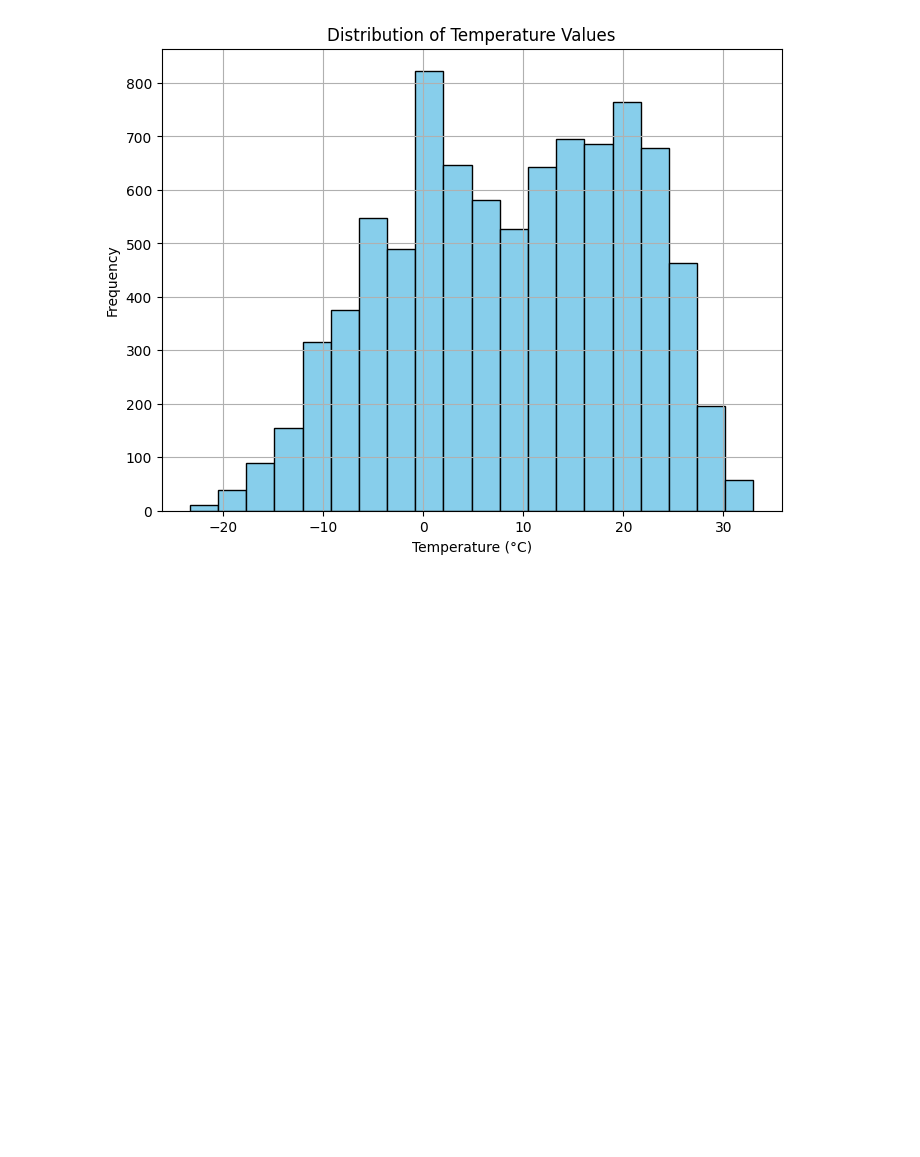
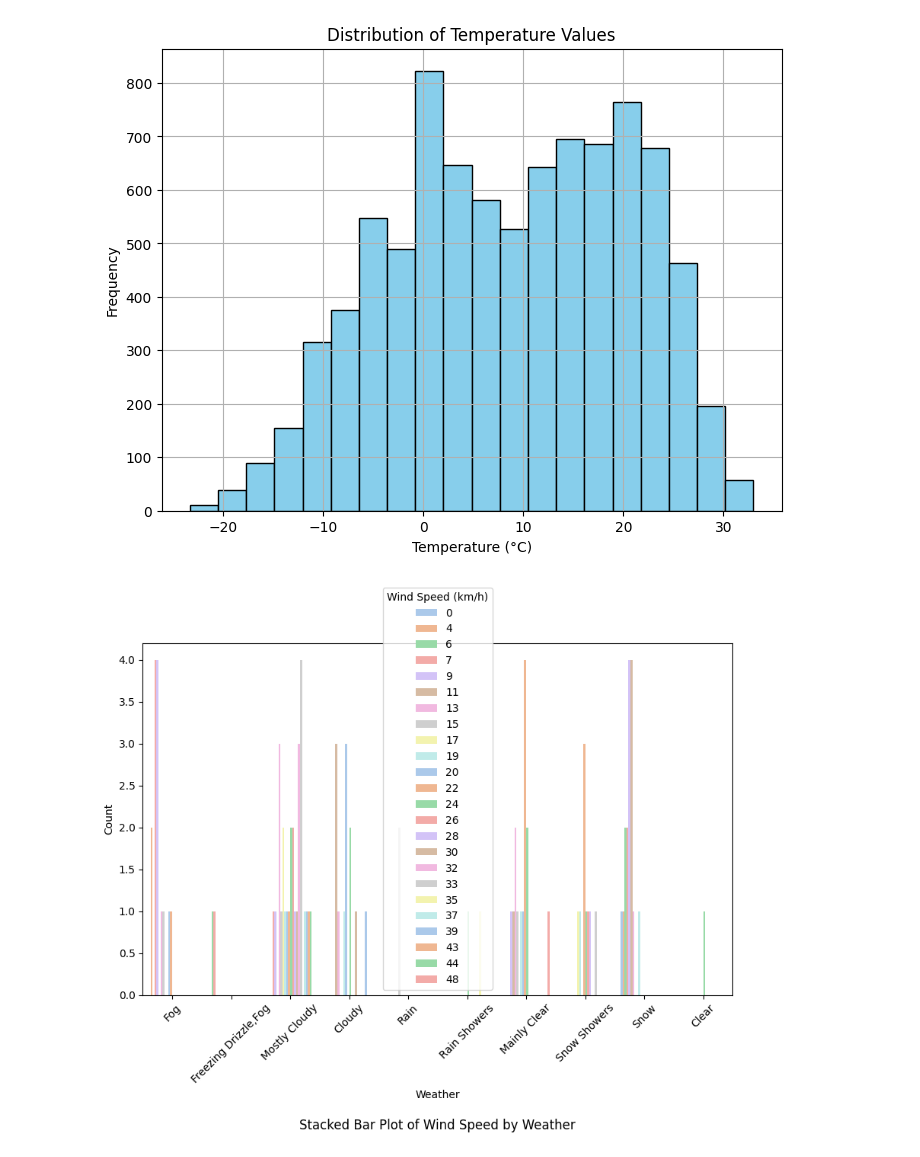
Before and after one commit to SOWMYASRI7/weather-data-analysis, a Jupyter notebook: weather_data_analysis.ipynb, the cells around one changed output. Drawn from its saved outputs; the diff is of its cells as text; code cells hidden in the pictures; blank space fills up the shorter version.

```diff
--- a/weather_data_analysis.ipynb
+++ b/weather_data_analysis.ipynb
@@ -439,3 +373,22 @@ plt.grid(True)
 plt.show()
 # %% [output]
 [figure]
+# %%
+import seaborn as sns
+import pandas as pd
+import matplotlib.pyplot as plt
+
+# Load weather data from the CSV file
+weather_data = pd.read_csv('Weather Data.csv').head(100)
+
+# Stacked barplot
+plt.figure(figsize=(10, 6))
+sns.countplot(data=weather_data, x='Weather', hue='Wind Speed_km/h', palette='pastel')
+plt.title('Stacked Bar Plot of Wind Speed by Weather',y=-0.4)
+plt.xlabel('Weather')
+plt.ylabel('Count')
+plt.xticks(rotation=45)
+plt.legend(title='Wind Speed (km/h)')
+plt.show()
+# %% [output]
+[figure, added]
```
Also changed, not shown: parts of 8 cells of this notebook.
